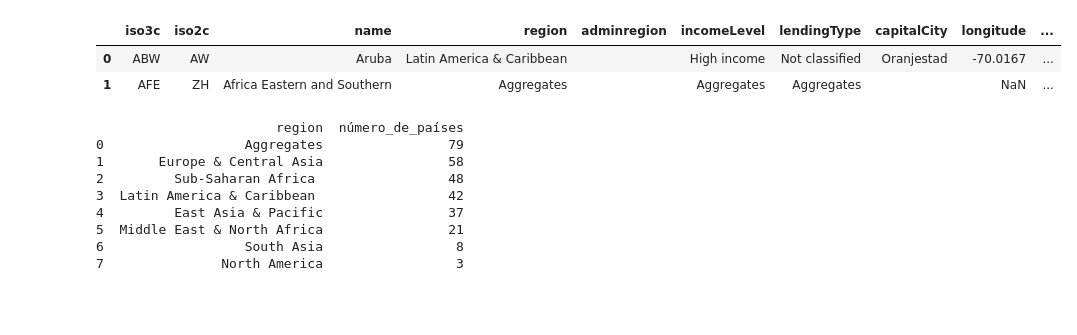
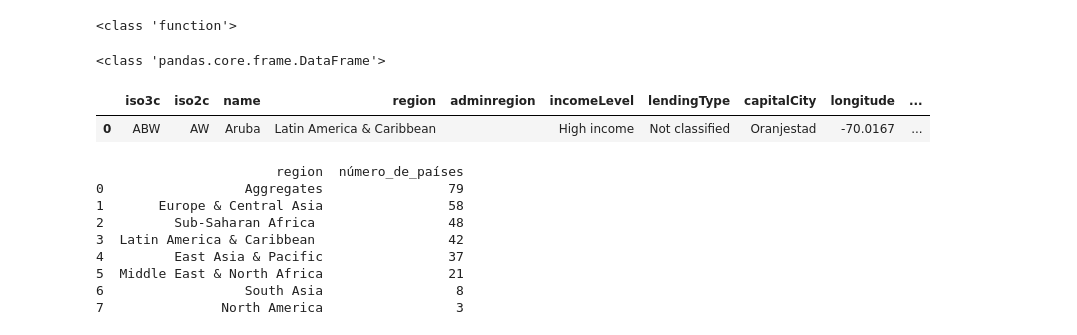
Before and after one commit to paulavsoto/Sociologia-Cuantitativa, a Jupyter notebook: Crecimiento_PIB.ipynb, the cells around one changed output. Drawn from its saved outputs; the diff is of its cells as text; code cells hidden in the pictures; blank space fills up the shorter version.

```diff
--- a/Crecimiento_PIB.ipynb
+++ b/Crecimiento_PIB.ipynb
@@ -22,10 +40,37 @@ import warnings
+# %%
+def descargar_datos_wb(indicadores, paises, inicio, fin):
+    dfs = []
+
+    for nombre, indicador in indicadores.items():
+        try:
+            # Descargar datos para el indicador actual
+            df = wb.download(indicator=indicador, country=paises,start=inicio, end=fin)
+            df.reset_index(inplace=True)
+            df['indicador'] = nombre  # Agregar columna con nombre del indicador
+            df.rename(columns={indicador: 'valor'}, inplace=True)
+            dfs.append(df)
+        except Exception as e:
+            print(f"Error al descargar el indicador {nombre} ({indicador}): {str(e)}")
+
+    # Combinar todos los DataFrames
+    if dfs:
+        df_final = pd.concat(dfs, ignore_index=True)
+        return df_final
+    else:
+        return pd.DataFrame()
+
+print(type(descargar_datos_wb))
+# %% [output]
+<class 'function'>
 # %%
+#Obtención países del Banco Mundial
 countries = wb.get_countries()
-countries.head(2)
+print(type(countries))
+countries.head(1)
 # %% [output]
+<class 'pandas.core.frame.DataFrame'>
 |  | iso3c | iso2c | name | region | adminregion | incomeLevel | lendingType | capitalCity | longitude | ... |
 | 0 | ABW | AW | Aruba | Latin America & Caribbean |  | High income | Not classified | Oranjestad | -70.0167 | ... |
-| 1 | AFE | ZH | Africa Eastern and Southern | Aggregates |  | Aggregates | Aggregates |  | NaN | ... |
 # %%
 # Contar países por regiones
 conteo_paises_region = countries['region'].value_counts().reset_index()
```
Also changed, not shown: parts of 41 cells of this notebook, 9 other files.
